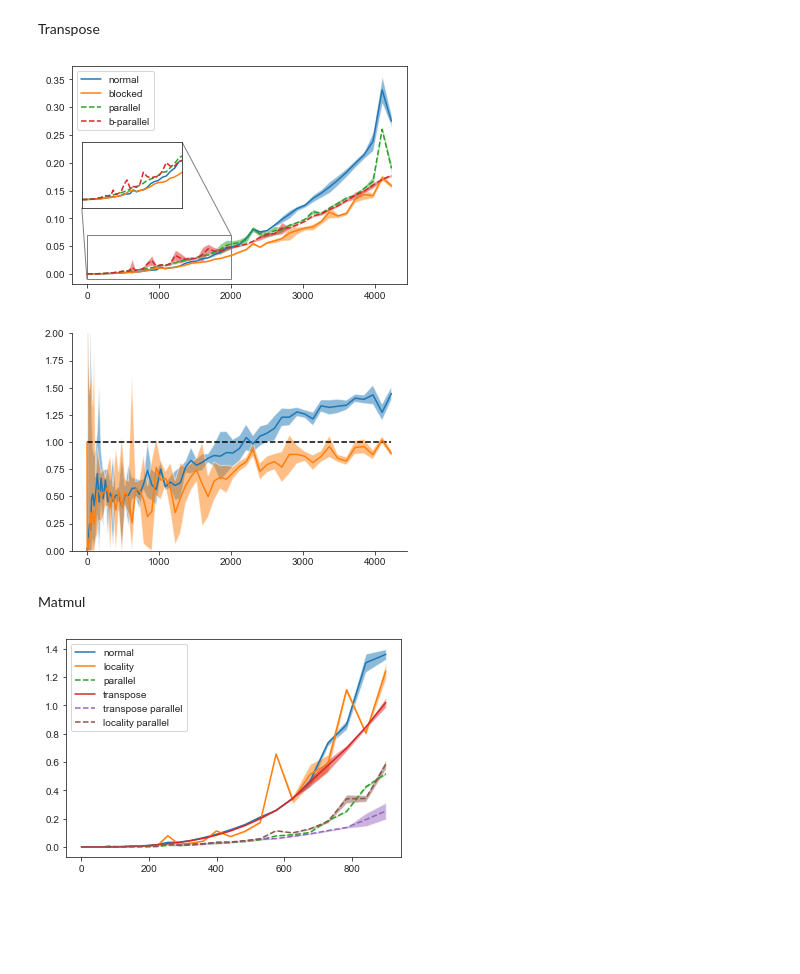
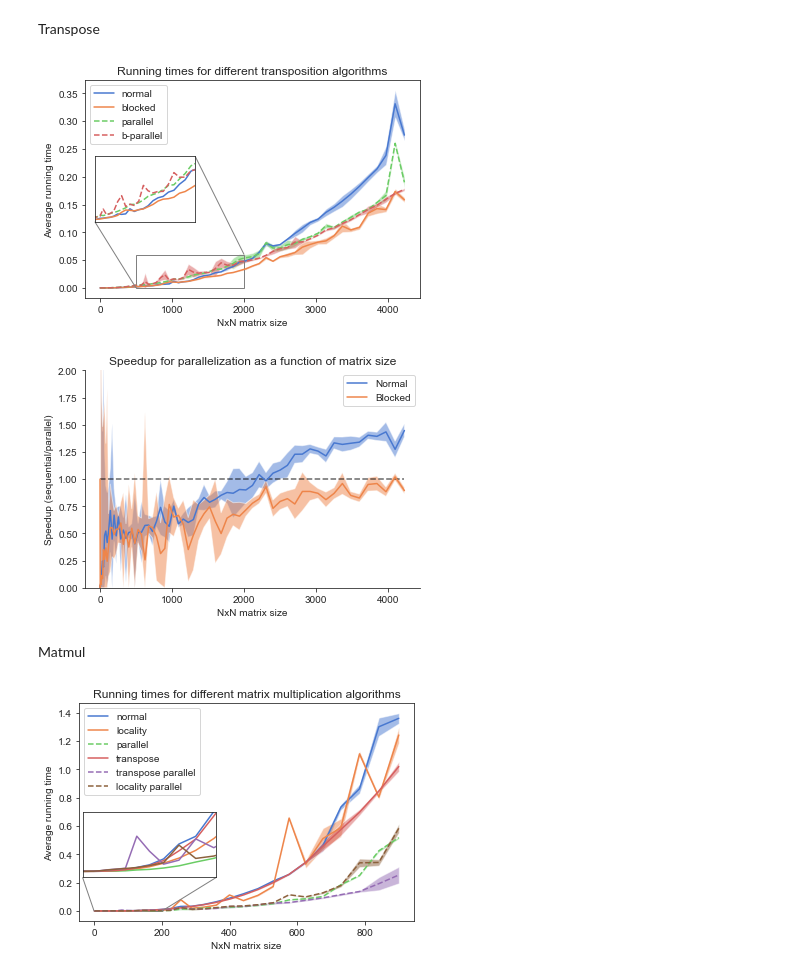
Before and after one commit to JakobSchauser/MLandData, a Jupyter notebook: HPPS/Exam/dataprocessing.ipynb, the cells around one changed output. Cells and saved outputs as stored; diff of their text form; code cells hidden in the pictures; blank space fills up the shorter version.

```diff
--- a/HPPS/Exam/dataprocessing.ipynb
+++ b/HPPS/Exam/dataprocessing.ipynb
@@ -71,6 +93,8 @@ plt.errorbar(X,np.mean(Y,axis=0),yerr=np.std(Y,axis=0))
 # %% [markdown]
 Transpose
 # %%
+
+
 dat = np.genfromtxt("exam-handout/transpose_normal.csv",delimiter = ",",skip_header = 1)
 
 sizes = dat[:,0].astype(int)
@@ -117,37 +141,42 @@ fig, ax = plt.subplots()
 fillpretty(sizes,avg_times_normal,std_times_normal,ax)
 ax.plot(sizes,avg_times_normal,ls='-',label = "normal")
 
 fillpretty(sizes,avg_times_blocked,std_times_blocked,ax)
 ax.plot(sizes,avg_times_blocked,ls='-',label = "blocked")
 
 fillpretty(sizes,avg_times_parallel,std_times_parallel,ax)
 ax.plot(sizes,avg_times_parallel,ls='--',label = "parallel")
 
 fillpretty(sizes,avg_times_blocked_parallel,std_times_blocked_parallel,ax)
 ax.plot(sizes,avg_times_blocked_parallel,ls='--',label = "b-parallel")
 ax.legend(loc="upper left")
 
 axins = inset_axes(ax,  "30%", "30%" ,loc="center left", borderpad=1)
 
 axins.plot(sizes,avg_times_normal,ls='-',label = "normal")
 axins.plot(sizes,avg_times_blocked,ls='-',label = "blocked")
 axins.plot(sizes,avg_times_parallel,ls='--',label = "parallel")
 axins.plot(sizes,avg_times_blocked_parallel,ls='--',label = "b-parallel")
 
 axins.set_xticks([])
 axins.set_yticks([])
 
-axins.set_xlim(0,2000)
-axins.set_ylim(-0.01,0.07)
+axins.set_xlim(500,2000)
+axins.set_ylim(-0.0,0.06)
 
 mark_inset(ax,axins,1,3,color = "black",fc="none", ec="0.5")
 
 # ax.set_yscale("log")
 # sns.despine()
+ax.set_title("Running times for different transposition algorithms")
+ax.set_xlabel("NxN matrix size")
+ax.set_ylabel("Average running time")
+
 plt.show()
 # %% [output]
-[figure, old version]
+[figure, new version]
 # %%
+
 speedup_normal = avg_times_normal/avg_times_parallel
 speedup_blocked = avg_times_blocked/avg_times_blocked_parallel
 
@@ -158,19 +187,26 @@ speedup_blocked_std = np.sqrt((std_times_blocked/avg_times_blocked)**2+(std_time
 fig, ax = plt.subplots()
 
 fillpretty(sizes,speedup_normal,speedup_normal_std,ax)
-plt.errorbar(sizes,speedup_normal)
+plt.errorbar(sizes,speedup_normal,label="Normal")
 
 
 fillpretty(sizes,speedup_blocked,speedup_blocked_std,ax)
-plt.errorbar(sizes,speedup_blocked)
+plt.errorbar(sizes,speedup_blocked,label="Blocked")
 # plt.plot(sizes[1:],speedup_blocked[1:])
 
-ax.hlines(1,min(sizes),max(sizes),ls='--',color ="black")
+ax.hlines(1,min(sizes),max(sizes),ls='--',color ="black",alpha = 0.6)
 
 ax.set_ylim(0,2)
 sns.despine()
+plt.legend()
+
+ax.set_title("Speedup for parallelization as a function of matrix size")
+ax.set_xlabel("NxN matrix size")
+ax.set_ylabel("Speedup (sequential/parallel)")
+
+plt.show()
 # %% [output]
-[figure, old version]
+[figure, new version]
 # %% [markdown]
 Matmul
 # %%
@@ -233,17 +269,37 @@ matmul_stds = [std_normal,std_locality,std_parallel,std_transpose,std_transpose_
 matmul_names = ["normal","locality","parallel","transpose","transpose parallel","locality parallel"]
 # %%
 fig, ax = plt.subplots()
+
+
+axins = ax.inset_axes((0.01,0.2,0.4,0.3))
 
 for mm, std, name in zip(matmuls,matmul_stds,matmul_names):
     fillpretty(sizes,mm,std,ax)
     ls = "--" if "parallel" in name else "-"
     ax.plot(sizes,mm,ls=ls,label = name)
+    axins.plot(sizes,mm,ls='-')
+
+
+
+axins.set_xticks([])
+axins.set_yticks([])
+
+axins.set_xlim(0,200)
+axins.set_ylim(-0.001,0.01)
+
+mark_inset(ax,axins,4,3,color = "black",fc="none", ec="0.5")
+
 
 
 ax.legend(loc="upper left")
+
+ax.set_title("Running times for different matrix multiplication algorithms")
+ax.set_xlabel("NxN matrix size")
+ax.set_ylabel("Average running time")
+
 plt.show()
 # %% [output]
-[figure, old version]
+[figure, new version]
 # %%
 matmul_speedups = [avg_normal/avg_parallel,avg_transpose/avg_transpose_parallel,avg_locality/avg_locality_parallel]
 
```
Also changed, not shown: parts of 4 cells of this notebook, 8 other files.
